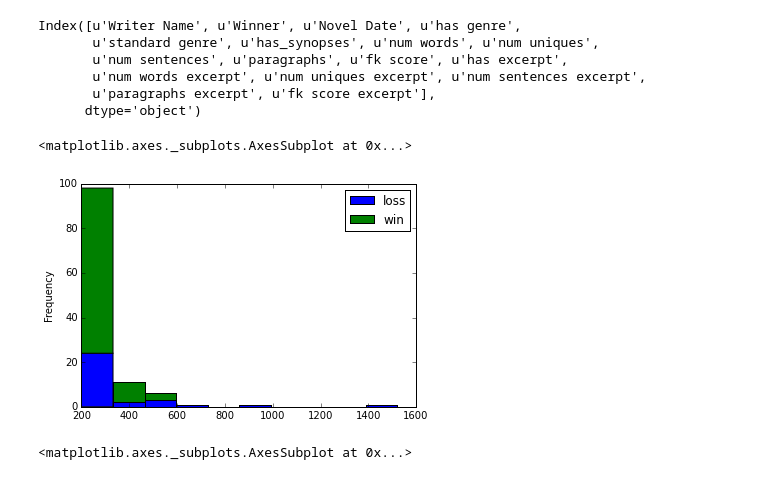
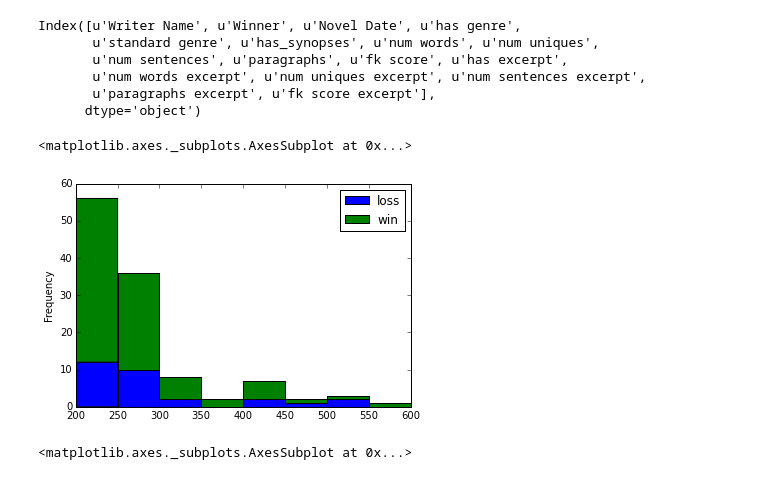
Before and after one commit to nicaless/nanowrimo_ga_project, a Jupyter notebook: analyze/explore novel features.ipynb, the cells around one changed output. Saved outputs shown, nothing was run; the diff lists cells and outputs as text; code cells hidden in the pictures.

```diff
--- a/analyze/explore novel features.ipynb
+++ b/analyze/explore novel features.ipynb
@@ -13,7 +13,7 @@ from sklearn.cross_validation import cross_val_score
 from sklearn.metrics import classification_report
 from sklearn import metrics
 # %%
-novel_features = pd.read_csv("novel_features.csv", index_col = 0)
+novel_features = pd.read_csv("../clean data/novel_features.csv", index_col = 0)
 novel_features.head()
 # %% [output]
 |  | Writer Name | Novel Name | Genre | Final Word Count | Daily Average | Winner | Synopses | url | ... |
@@ -42,11 +42,11 @@ Index([u'Writer Name', u'Winner', u'Novel Date', u'has genre',
 # %%
 winlose = novel_features[novel_features['num words'] >= 200]
 winlose = winlose.groupby("Winner")
 df = pd.DataFrame({'loss': winlose['num words'].get_group(0), 'win': winlose['num words'].get_group(1)})
-df.plot(kind='hist', stacked=True)
+df.plot(kind='hist', stacked=True, bins=[200,250,300,350,400,450,500,550,600])
 # %% [output]
 <matplotlib.axes._subplots.AxesSubplot at 0x...>
-[figure, old version]
+[figure, new version]
 # %%
 #winlose = novel_features[novel_features['num '] >= 200]
 winlose = novel_features
```
Also changed, not shown: parts of 1 cell of this notebook, 2 other files.
